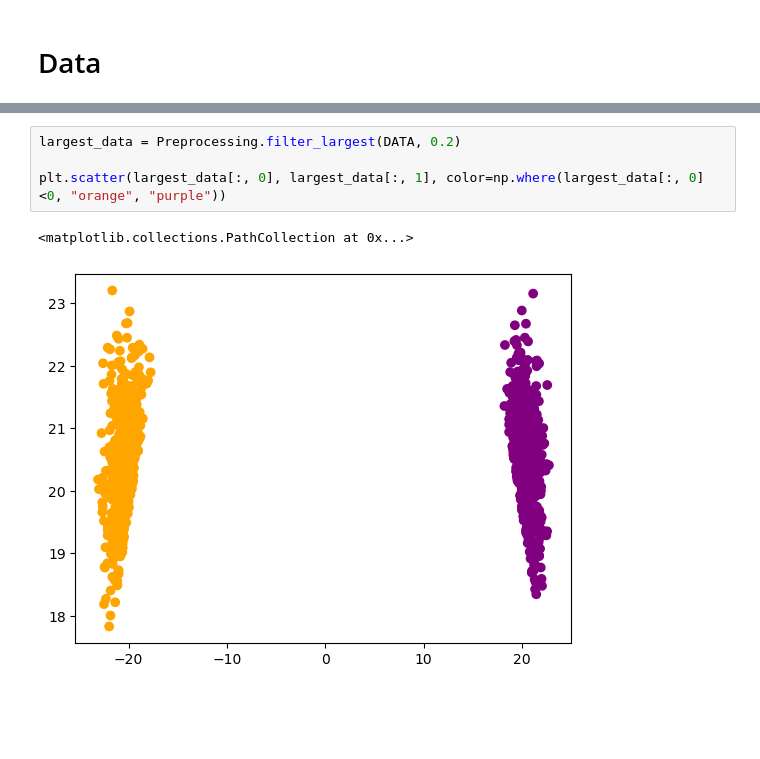
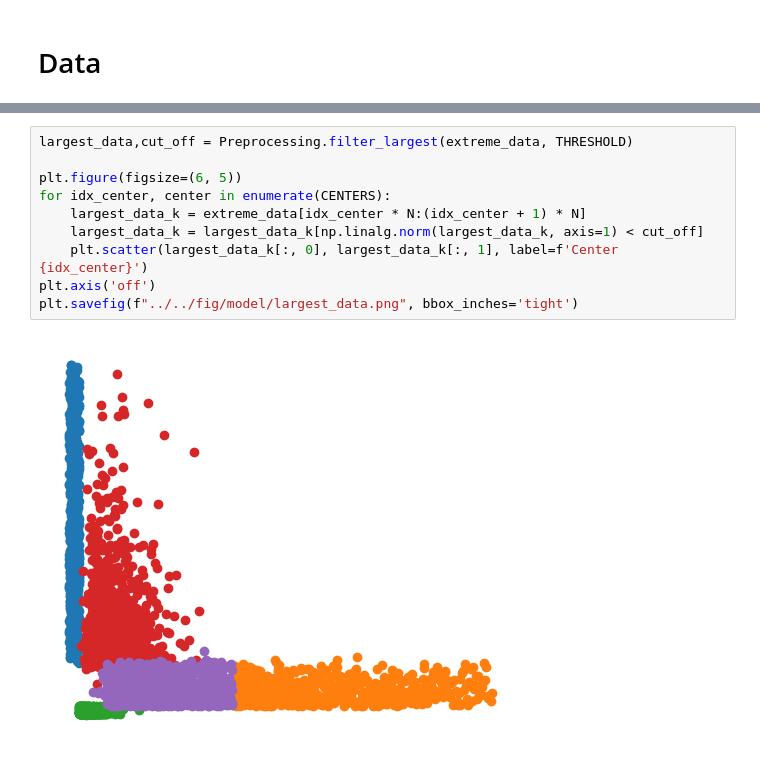
Before and after one commit to SullivanCastro/K-Means-Clustering-of-Extremes, a Jupyter notebook: src/model/utils.ipynb, the cells around one changed output, grey strips where cells are left out. Saved outputs shown, nothing was run; the diff lists cells and outputs as text; blank space fills up the shorter version.

```diff
--- a/src/model/utils.ipynb
+++ b/src/model/utils.ipynb
@@ -29,10 +37,15 @@ plt.show()
-# %%
-largest_data = Preprocessing.filter_largest(DATA, 0.2)
-
-plt.scatter(largest_data[:, 0], largest_data[:, 1], color=np.where(largest_data[:, 0]<0, "orange", "purple"))
-# %% [output]
-<matplotlib.collections.PathCollection at 0x...>
-[figure, removed]
+# %%
+largest_data,cut_off = Preprocessing.filter_largest(extreme_data, THRESHOLD)
+
+plt.figure(figsize=(6, 5))
+for idx_center, center in enumerate(CENTERS):
+    largest_data_k = extreme_data[idx_center * N:(idx_center + 1) * N]
+    largest_data_k = largest_data_k[np.linalg.norm(largest_data_k, axis=1) < cut_off]
+    plt.scatter(largest_data_k[:, 0], largest_data_k[:, 1], label=f'Center {idx_center}')
+plt.axis('off')
+plt.savefig(f"../../fig/model/largest_data.png", bbox_inches='tight')
+# %% [output]
+[figure, added]
 # %%
 sphere_data = Preprocessing.project_onto_unit_sphere(largest_data)
 
```
Also changed, not shown: parts of 8 cells of this notebook, 2 other files.
